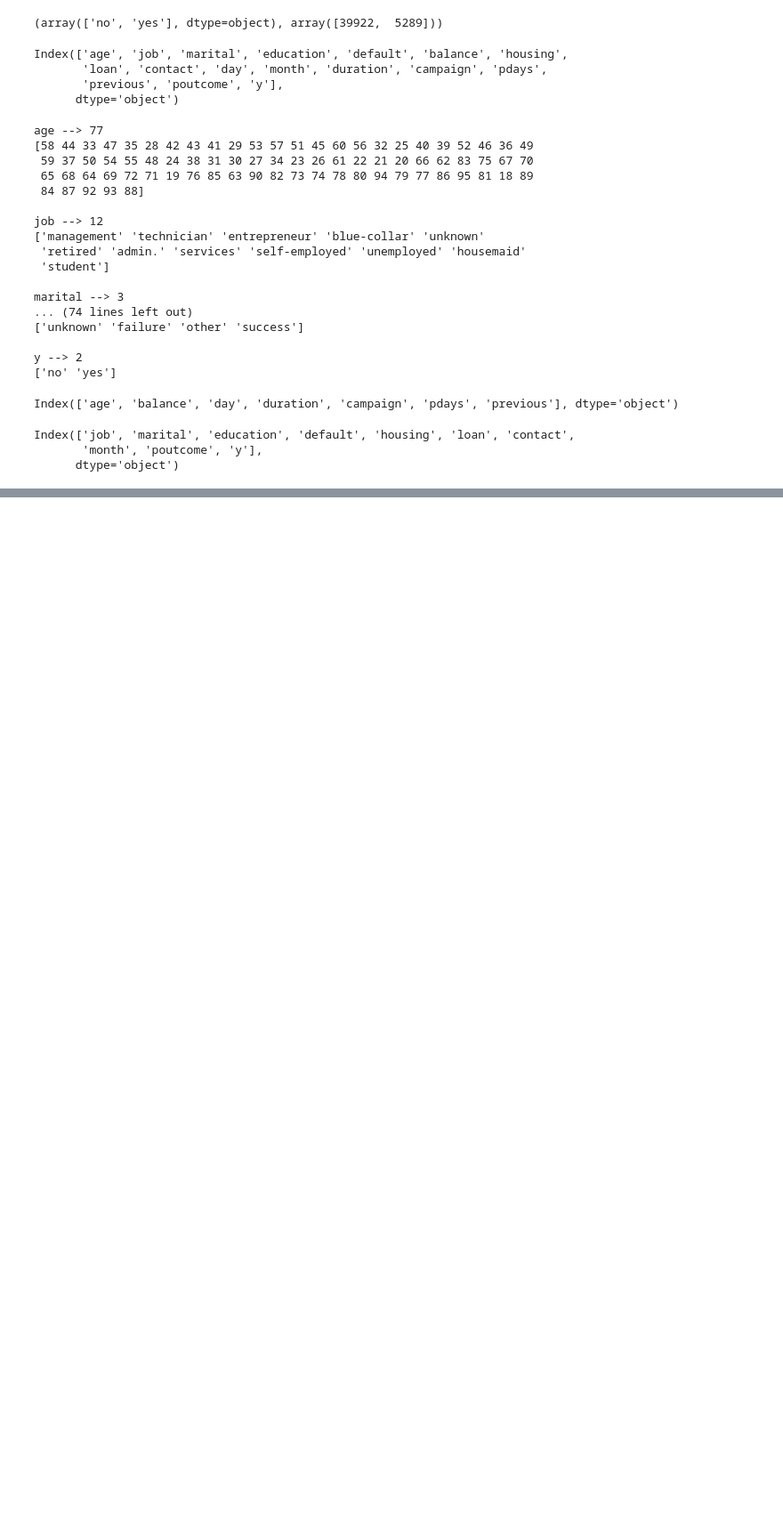
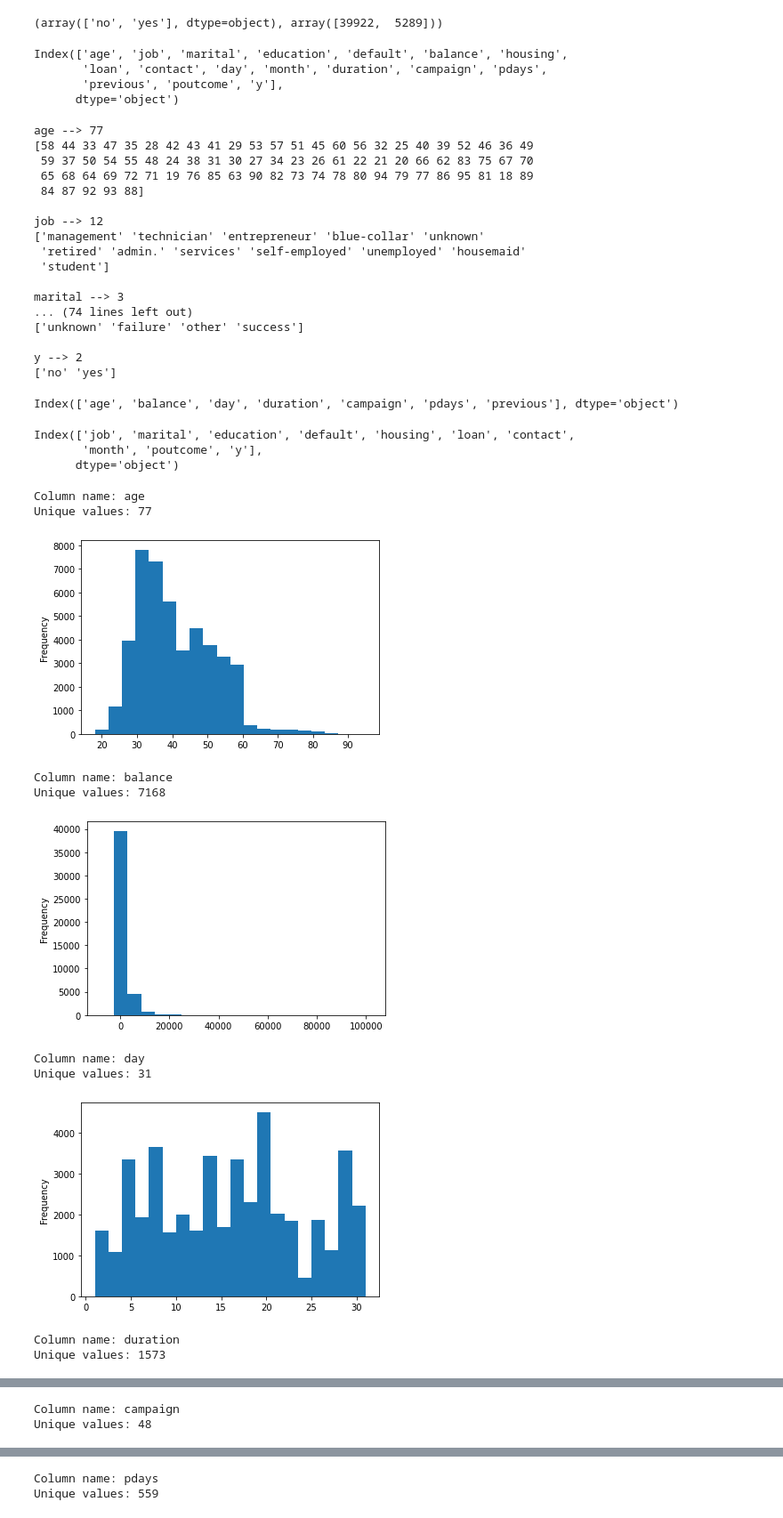
Before and after one commit to czokw1/ml-predict-bank-deposit, a Jupyter notebook: data_analysis.ipynb, the cells around one changed output, grey strips where cells are left out. Shown: that part at 89% size. Drawn from its saved outputs; the diff is of its cells as text; code cells hidden in the pictures; blank space fills up the shorter version.

```diff
--- a/data_analysis.ipynb
+++ b/data_analysis.ipynb
@@ -169,3 +169,23 @@ non_numeric_columns
 Index(['job', 'marital', 'education', 'default', 'housing', 'loan', 'contact',
        'month', 'poutcome', 'y'],
       dtype='object')
+# %%
+### Numeric columns
+
+for column in numeric_columns:
+  print(f'Column name: {column}')
+  print(f'Unique values: {len(dataset[column].unique())}')
+  dataset[column].plot.hist(bins=20)
+  plt.show()
+# %% [output]
+Column name: age
+Unique values: 77
+[figure, added]
+Column name: balance
+Unique values: 7168
+[figure, added]
+Column name: day
+Unique values: 31
+[figure, added]
+Column name: duration
+Unique values: 1573
@@ -171,0 +193,2 @@ Index(['job', 'marital', 'education', 'default', 'housing', 'loan', 'contact',
+Column name: campaign
+Unique values: 48
@@ -171,0 +196,2 @@ Index(['job', 'marital', 'education', 'default', 'housing', 'loan', 'contact',
+Column name: pdays
+Unique values: 559
```
Also changed, not shown: parts of 6 cells of this notebook.
